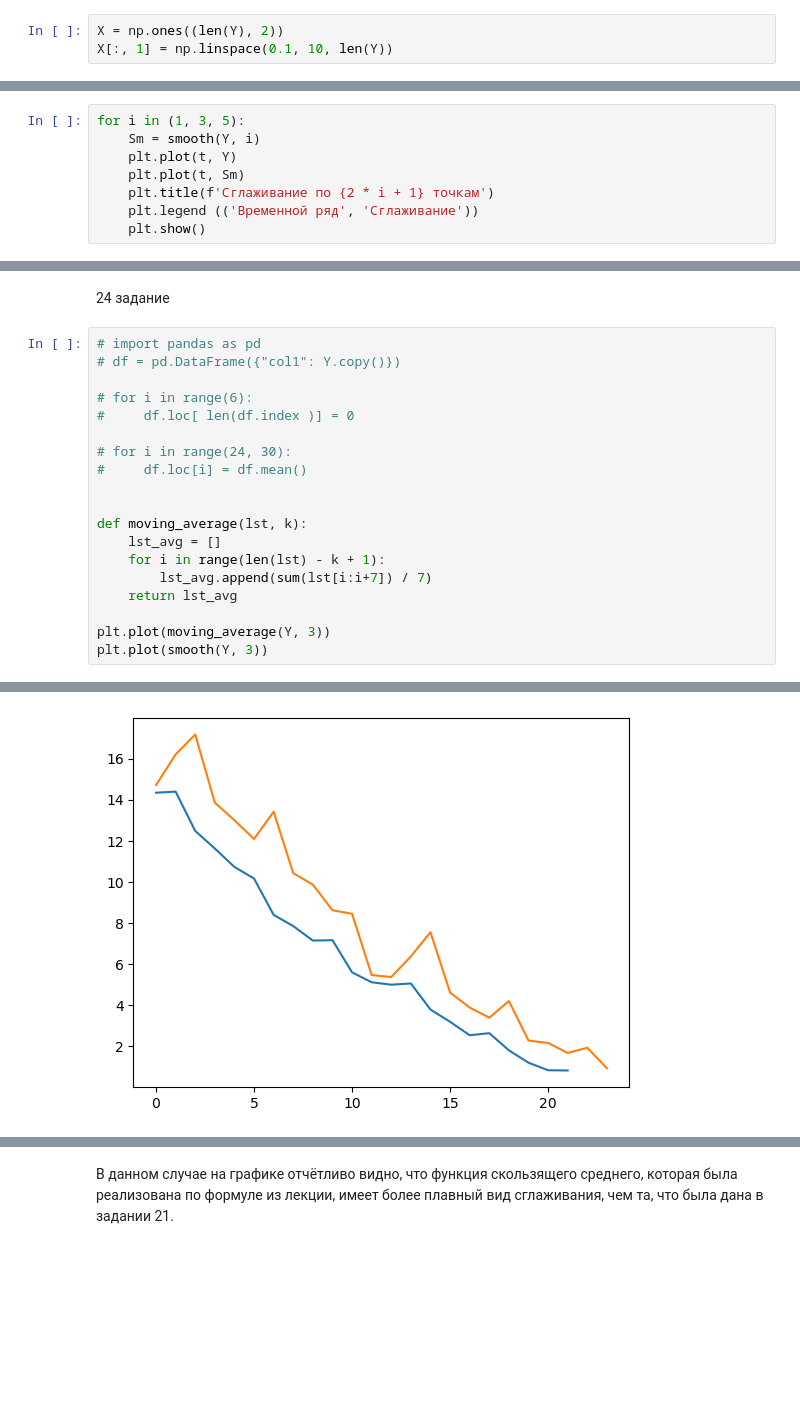
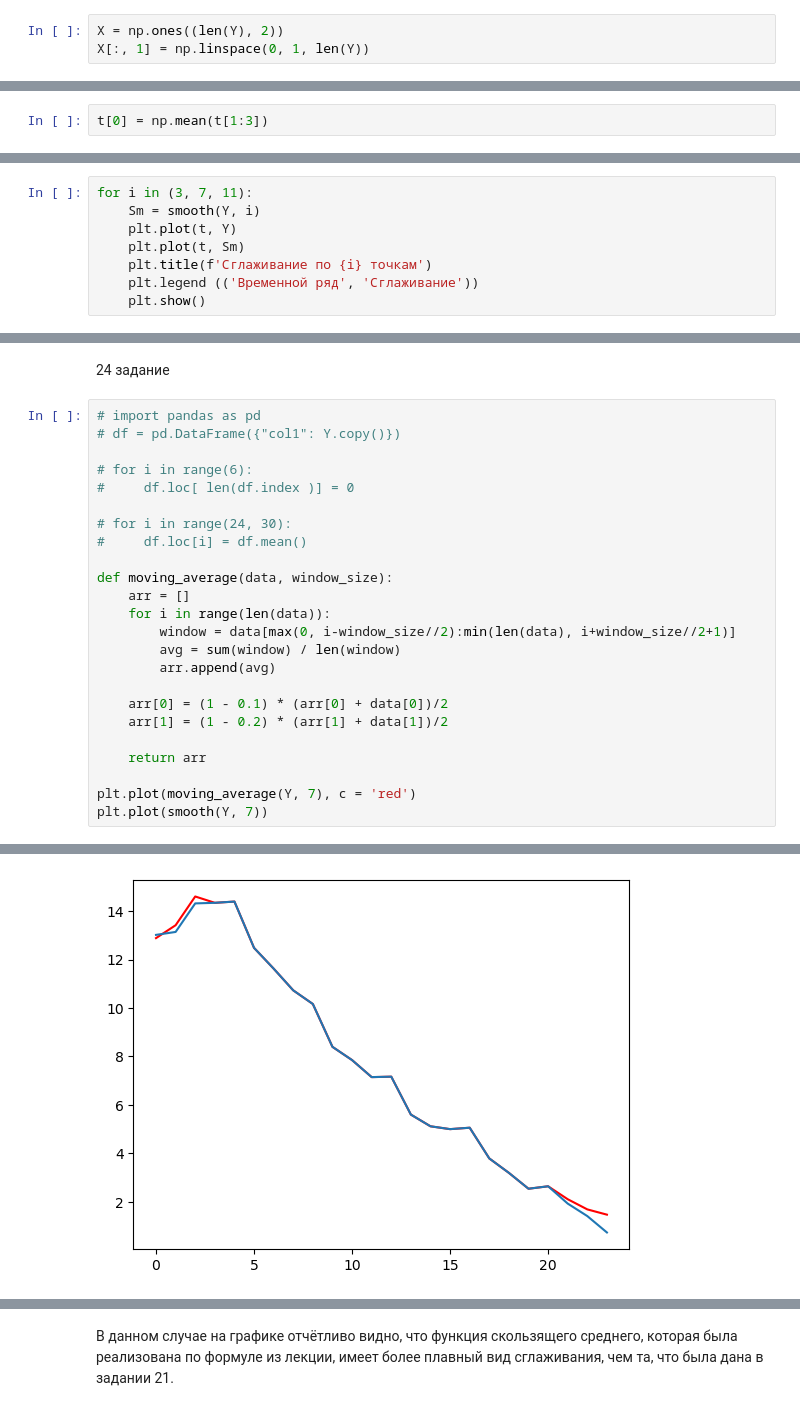
Before and after one commit to sympathhy/Vremennyi, a Jupyter notebook: lab3.ipynb, the cells around one changed output, grey strips where cells are left out. Saved outputs shown, nothing was run; the diff lists cells and outputs as text; blank space fills up the shorter version.

```diff
--- a/lab3.ipynb
+++ b/lab3.ipynb
@@ -27,7 +27,7 @@ plt.plot(Y)
 [figure]
 # %%
 X = np.ones((len(Y), 2))
-X[:, 1] = np.linspace(0.1, 10, len(Y))
+X[:, 1] = np.linspace(0, 1, len(Y))
 # %% [markdown]
 7 задание
 # %%
@@ -191,6 +214,8 @@ B
 #### При использовании МНК для решения экспоненциального тренда, мы должны линеаризовать модель, чтобы привести её к форме, где можно использовать линейную регрессию. Проблемы, к которым это может привести: если данные при прогнозировании не соответствуют именно экспоненциальной зависимости. Кроме того, ошибка при прогнозированиях может аккумулироваться, из-за чего становится сложно оптимизировать коэффициенты.
 # %% [markdown]
 19 задание
+# %%
+t[0] = np.mean(t[1:3])
 # %%
 def log1(x, b0, b1, b2):
     return b0 * np.log10(b1*x) + b2
@@ -227,11 +248,11 @@ print(Smoothed_data)
 # %% [markdown]
 23 задание
 # %%
-for i in (1, 3, 5):
+for i in (3, 7, 11):
     Sm = smooth(Y, i)
     plt.plot(t, Y)
     plt.plot(t, Sm)
-    plt.title(f'Сглаживание по {2 * i + 1} точкам')
+    plt.title(f'Сглаживание по {i} точкам')
     plt.legend (('Временной ряд', 'Сглаживание'))
     plt.show()
 # %% [output]
@@ -243,22 +264,27 @@ for i in (1, 3, 5):
 # %%
 # import pandas as pd
 # df = pd.DataFrame({"col1": Y.copy()})
 
 # for i in range(6):
 #     df.loc[ len(df.index )] = 0
 
 # for i in range(24, 30):
 #     df.loc[i] = df.mean()
 
+def moving_average(data, window_size):
+    arr = []
+    for i in range(len(data)):
+        window = data[max(0, i-window_size//2):min(len(data), i+window_size//2+1)]
+        avg = sum(window) / len(window)
+        arr.append(avg)
 
-def moving_average(lst, k):
-    lst_avg = []
-    for i in range(len(lst) - k + 1):
-        lst_avg.append(sum(lst[i:i+7]) / 7)
-    return lst_avg
+    arr[0] = (1 - 0.1) * (arr[0] + data[0])/2
+    arr[1] = (1 - 0.2) * (arr[1] + data[1])/2
 
-plt.plot(moving_average(Y, 3))
-plt.plot(smooth(Y, 3))
+    return arr
+
+plt.plot(moving_average(Y, 7), c = 'red')
+plt.plot(smooth(Y, 7))
 # %% [output]
 [<matplotlib.lines.Line2D at 0x...>]
-[figure, old version]
+[figure, new version]
```
Also changed, not shown: parts of 20 cells of this notebook.
